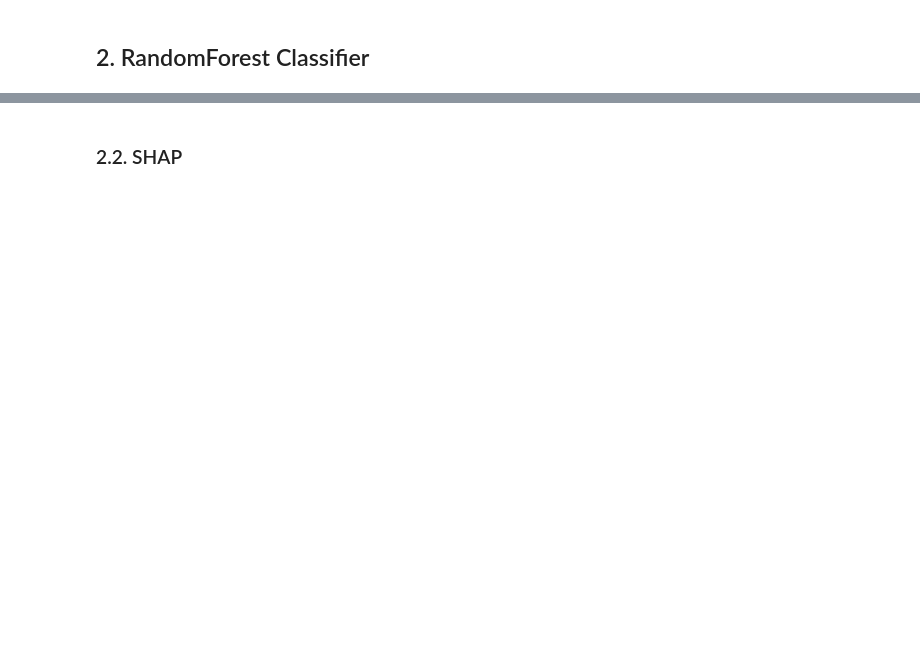
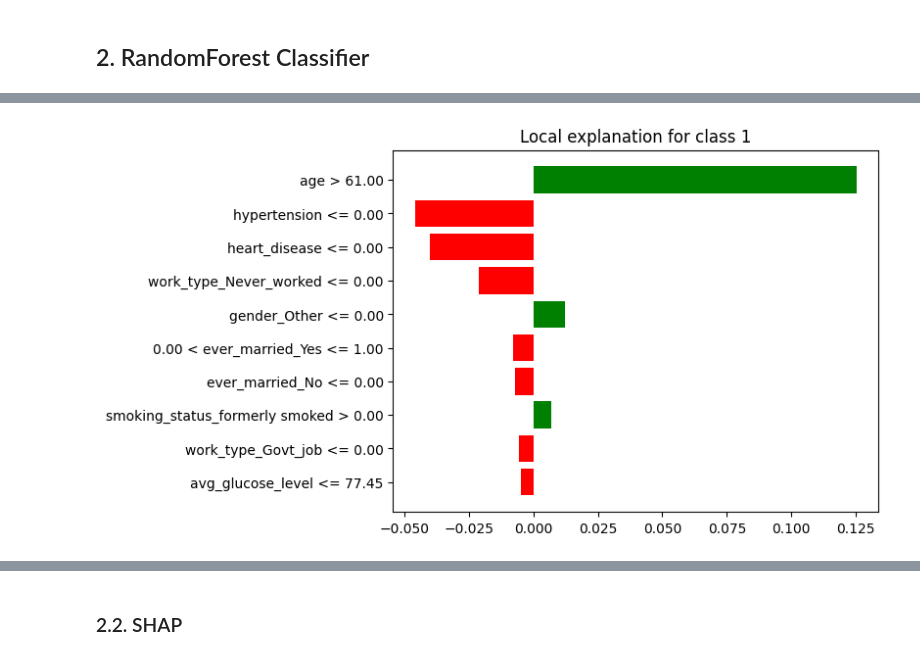
Before and after one commit to ST4N3R/xai, a Jupyter notebook: blackboxmodels.ipynb, the cells around one changed output, grey strips where cells are left out. Cells and saved outputs as stored; diff of their text form; code cells hidden in the pictures; blank space fills up the shorter version.

```diff
--- a/blackboxmodels.ipynb
+++ b/blackboxmodels.ipynb
@@ -76,11 +97,10 @@ Accuracy 1.0
 # %%
 explainer = lime_tabular.LimeTabularExplainer(training_data=X_train.values,
                                               feature_names=X_train.columns.values,
-                                              verbose=True,
-                                              mode="regression")
+                                              verbose=True)
 # %%
 exp = explainer.explain_instance(data_row=X_test.values[j],
-                                 predict_fn=rf.predict)
+                                 predict_fn=rf.predict_proba)
 
 exp.show_in_notebook(show_table=True)
 # %% [output]
@@ -90 +110,5 @@ Right: 0
 [interactive output not drawn]
+# %%
+_ = exp.as_pyplot_figure()
+# %% [output]
+[figure, added]
```
Also changed, not shown: parts of 32 cells of this notebook, 16 other files.
